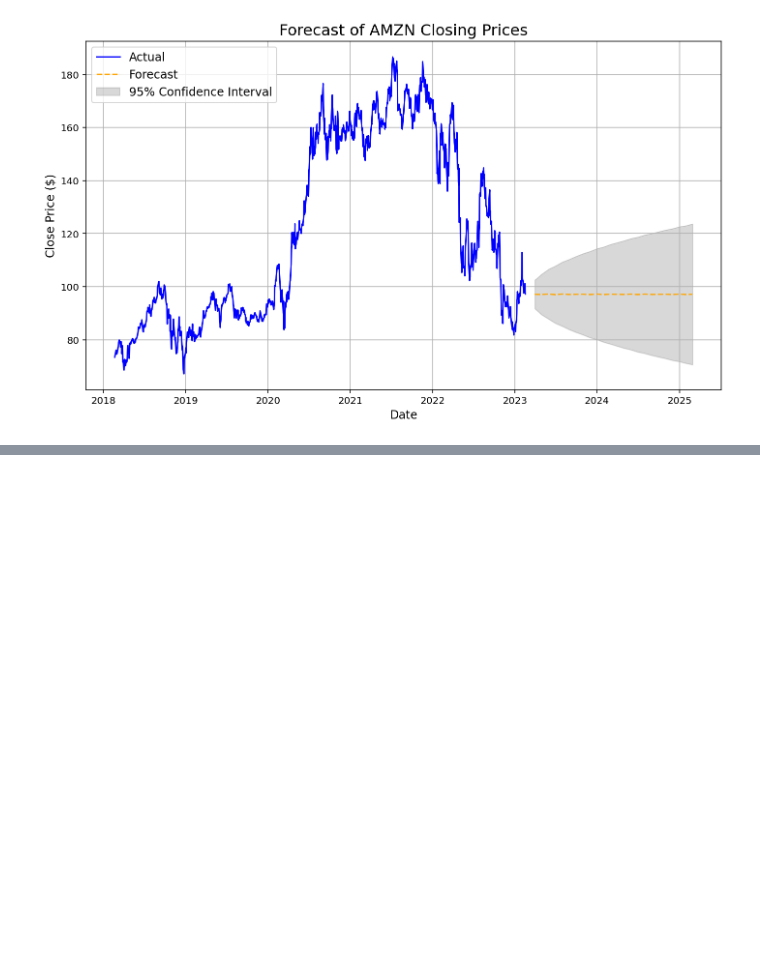
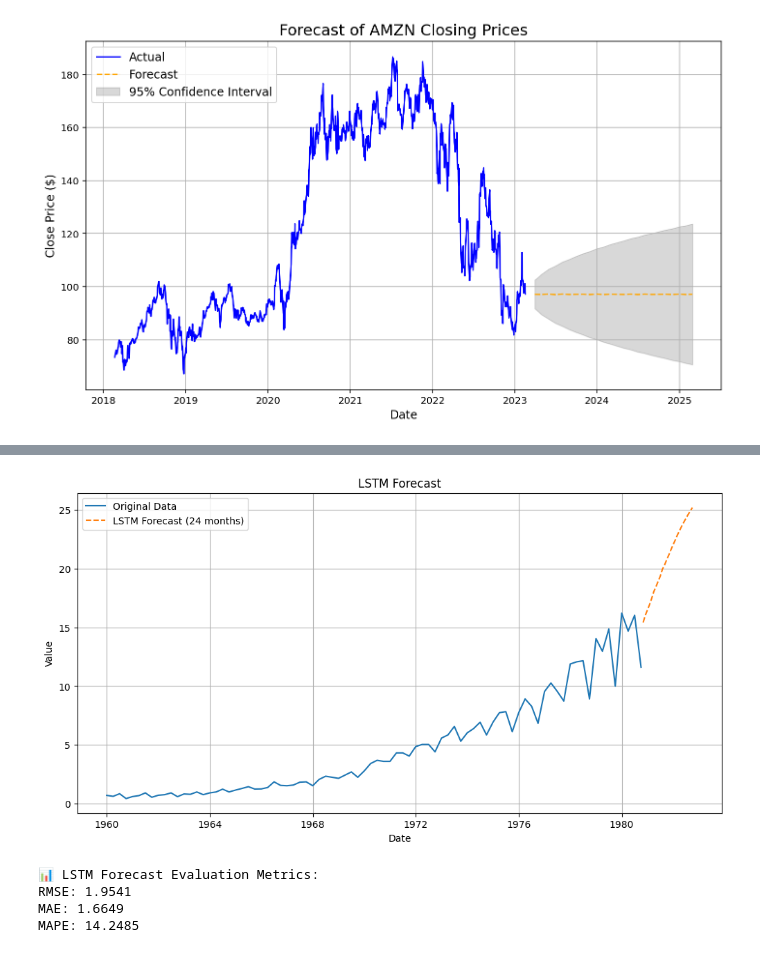
Before and after one commit to Samjacob007/Time-Series, a Jupyter notebook: Time_Series_Modelling_Case_Study.ipynb, the cells around one changed output, grey strips where cells are left out. Saved outputs shown, nothing was run; the diff lists cells and outputs as text; code cells hidden in the pictures; blank space fills up the shorter version.

```diff
--- a/Time_Series_Modelling_Case_Study.ipynb
+++ b/Time_Series_Modelling_Case_Study.ipynb
@@ -784,0 +814,30 @@ plt.show()
+# %%
+# 1. Convert time series to supervised learning format
+# -----------------------------
+def series_to_supervised(data, n_in=1, n_out=1, dropnan=True):
+    n_vars = data.shape[1]
+    df = DataFrame(data)
+    cols, names = list(), list()
+
+    for i in range(n_in, 0, -1):
+        cols.append(df.shift(i))
+        names += [f'var{j+1}(t-{i})' for j in range(n_vars)]
+
+    for i in range(0, n_out):
+        cols.append(df.shift(-i))
+        names += [f'var{j+1}(t+{i})' for j in range(n_vars)]
+
+    agg = concat(cols, axis=1)
+    agg.columns = names
+    if dropnan:
+        agg.dropna(inplace=True)
+    return agg
+# %%
+# 2. Forecast accuracy metrics
+# -----------------------------
+def evaluate_forecast(y_true, y_pred):
+    y_true, y_pred = np.array(y_true), np.array(y_pred)
+    rmse = sqrt(mean_squared_error(y_true, y_pred))
+    mae = mean_absolute_error(y_true, y_pred)
+    mape = np.mean(np.abs((y_true - y_pred) / y_true)) * 100
+    return {'RMSE': rmse, 'MAE': mae, 'MAPE': mape}
@@ -784,0 +912,4 @@ plt.show()
+# %%
+# For Johnson & Johnson
+lstm_model, lstm_forecast, lstm_index, lstm_metrics = run_rnn_forecast(jj_df, column='data', model_type='LSTM')
+# %% [output]
@@ -784,0 +933,5 @@ plt.show()
+[figure, added]
+📊 LSTM Forecast Evaluation Metrics:
+RMSE: 1.9541
+MAE: 1.6649
+MAPE: 14.2485
```
Also changed, not shown: parts of 13 cells of this notebook.
